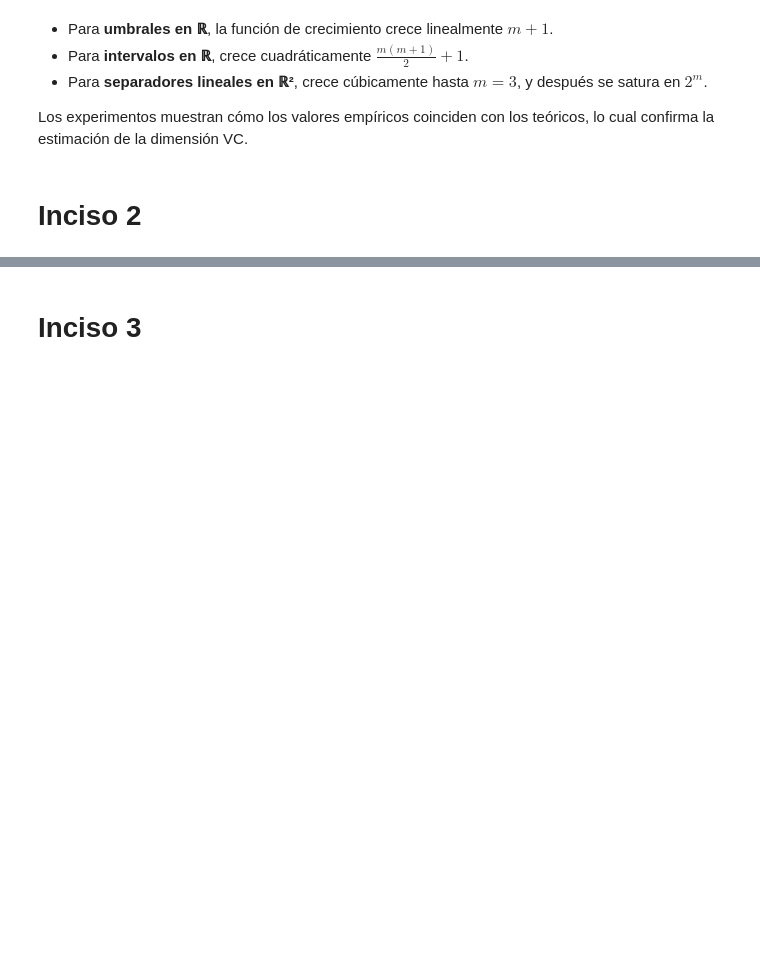
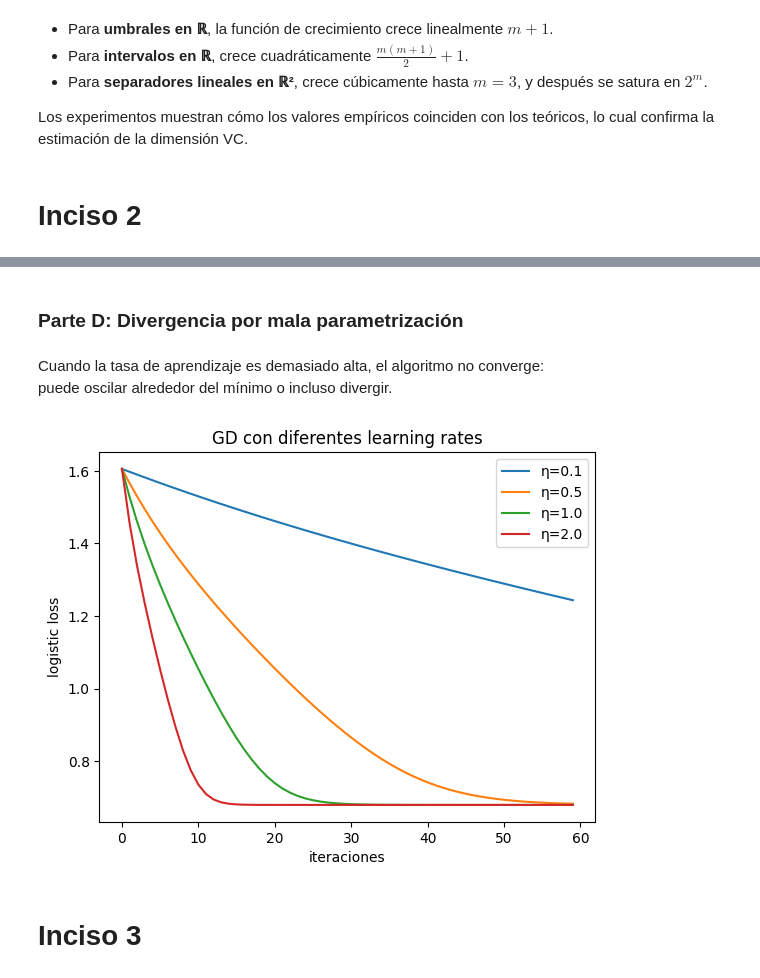
Before and after one commit to 1Enrique9/Ciencia-de-Datos, a Jupyter notebook: 7mo/Aprendizaje_automatico/Tareas/T2/Codigo.ipynb, the cells around one changed output, grey strips where cells are left out. Saved outputs shown, nothing was run; the diff lists cells and outputs as text; code cells hidden in the pictures; blank space fills up the shorter version.

```diff
--- a/7mo/Aprendizaje_automatico/Tareas/T2/Codigo.ipynb
+++ b/7mo/Aprendizaje_automatico/Tareas/T2/Codigo.ipynb
@@ -158,2 +250,17 @@ Los experimentos muestran cómo los valores empíricos coinciden con los teóric
+# %% [markdown]
+### Parte D: Divergencia por mala parametrización
+# %% [markdown]
+Cuando la tasa de aprendizaje es demasiado alta, el algoritmo no converge:
+puede oscilar alrededor del mínimo o incluso divergir.
+# %%
+etas = [0.1, 0.5, 1.0, 2.0]
+for eta in etas:
+    H = gd_logistic(X,y,np.array([3.0,-4.0]),eta=eta,T=60)
+    plt.plot(H,label=f"η={eta}")
+plt.xlabel("iteraciones"); plt.ylabel("logistic loss")
+plt.title("GD con diferentes learning rates")
+plt.legend(); plt.show()
+# %% [output]
+[figure, added]
 # %% [markdown]
 # Inciso 3
```
Also changed, not shown: parts of 9 cells of this notebook, 1 other file.
